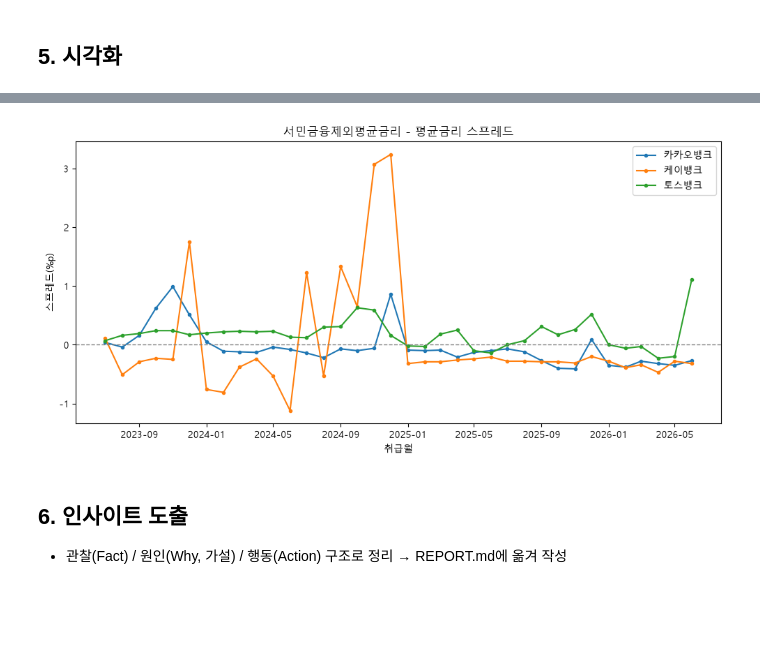
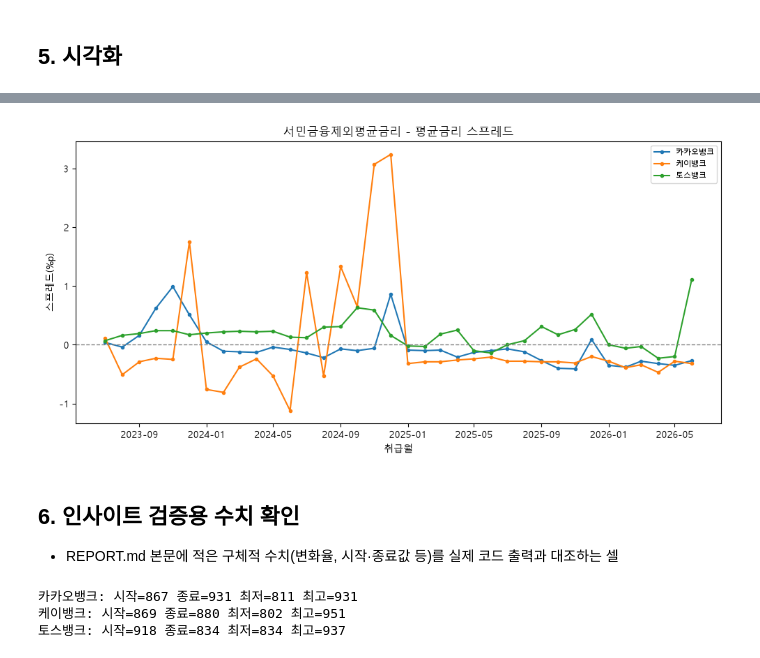
Before and after one commit to contest-p/internet-bank-credit-inclusion, a Jupyter notebook: analysis.ipynb, the cells around one changed output, grey strips where cells are left out. Saved outputs shown, nothing was run; the diff lists cells and outputs as text; code cells hidden in the pictures; blank space fills up the shorter version.

```diff
--- a/analysis.ipynb
+++ b/analysis.ipynb
@@ -201,13 +249,14 @@ plt.show()
 # %%
-# 시각화 3: 질문 3 - 신용점수 변화율 vs 고금리비중 변화율 비교 (정규화 후 겹쳐 그리기)
-fig, axes = plt.subplots(3, 1, figsize=(10, 10), sharex=True)
-for i, bank in enumerate(df_credit_wide.columns):
-    axes[i].plot(df_credit_pct.index, df_credit_pct[bank], label='신용점수 변화율(%)')
-    axes[i].plot(df_rate_pct.index, df_rate_pct[bank], label='고금리비중 변화율(%)', alpha=0.7)
-    axes[i].axhline(0, color='gray', linewidth=0.8, linestyle='--')
-    axes[i].set_title(bank)
-    axes[i].legend(fontsize=8)
+# 시각화 3: 질문 3-1 - 신용점수 전월 대비 변화율
+fig, ax = plt.subplots(figsize=(10, 5))
+for bank in df_credit_pct.columns:
+    ax.plot(df_credit_pct.index, df_credit_pct[bank], marker='o', markersize=3, label=bank)
+ax.axhline(0, color='gray', linewidth=0.8, linestyle='--')
+ax.set_title('3사 평균신용점수 전월 대비 변화율')
+ax.set_xlabel('취급월')
+ax.set_ylabel('변화율(%)')
+ax.legend(fontsize=8)
 plt.tight_layout()
-plt.savefig('images/03_change_rate_comparison.png', dpi=150)
+plt.savefig('images/03_credit_score_pct_change.png', dpi=150)
 plt.show()
 # %% [output]
@@ -214,0 +264,13 @@ plt.show()
+# %%
+# 시각화 4: 질문 3-2 - 고금리비중 전월 대비 변화율 (inf 제외)
+fig, ax = plt.subplots(figsize=(10, 5))
+for bank in df_rate_pct.columns:
+    ax.plot(df_rate_pct.index, df_rate_pct[bank], marker='o', markersize=3, label=bank)
+ax.axhline(0, color='gray', linewidth=0.8, linestyle='--')
+ax.set_title('3사 고금리비중 전월 대비 변화율 (inf/-inf 제외)')
+ax.set_xlabel('취급월')
+ax.set_ylabel('변화율(%)')
+ax.legend(fontsize=8)
+plt.tight_layout()
+plt.savefig('images/04_high_rate_pct_change.png', dpi=150)
+plt.show()
@@ -215,21 +279,15 @@ plt.show()
 # %%
-# 시각화 4: 질문 4 - 서민금융제외평균금리-평균금리 스프레드
-df_credit['스프레드'] = df_credit['서민금융제외평균금리'] - df_credit['평균금리']
-df_spread_wide = df_credit.pivot(index='취급월', columns='은행', values='스프레드')
-
+# 시각화 5: 질문 4 - 서민금융제외평균금리-평균금리 스프레드
 fig, ax = plt.subplots(figsize=(10, 5))
 for bank in df_spread_wide.columns:
     ax.plot(df_spread_wide.index, df_spread_wide[bank], marker='o', markersize=3, label=bank)
 ax.axhline(0, color='gray', linestyle='--', linewidth=1)
 ax.set_title('서민금융제외평균금리 - 평균금리 스프레드')
 ax.set_xlabel('취급월')
 ax.set_ylabel('스프레드(%p)')
-ax.legend()
+ax.legend(fontsize=8)
 plt.tight_layout()
-plt.savefig('images/04_spread_trend.png', dpi=150)
+plt.savefig('images/05_spread_trend.png', dpi=150)
 plt.show()
 # %% [output]
-[figure, old version]
+[figure, new version]
-# %% [markdown]
-## 6. 인사이트 도출
-- 관찰(Fact) / 원인(Why, 가설) / 행동(Action) 구조로 정리 → REPORT.md에 옮겨 작성
@@ -237,0 +294,12 @@ plt.show()
+# %% [markdown]
+## 6. 인사이트 검증용 수치 확인
+- REPORT.md 본문에 적은 구체적 수치(변화율, 시작·종료값 등)를 실제 코드 출력과 대조하는 셀
+# %%
+# 은행별 시작/종료/최저/최고 신용점수
+for bank in df_credit_wide.columns:
+    s = df_credit_wide[bank].dropna()
+    print(f"{bank}: 시작={s.iloc[0]:.0f} 종료={s.iloc[-1]:.0f} 최저={s.min():.0f} 최고={s.max():.0f}")
+# %% [output]
+카카오뱅크: 시작=867 종료=931 최저=811 최고=931
+케이뱅크: 시작=869 종료=880 최저=802 최고=951
+토스뱅크: 시작=918 종료=834 최저=834 최고=937
```
Also changed, not shown: parts of 17 cells of this notebook, 7 other files.
